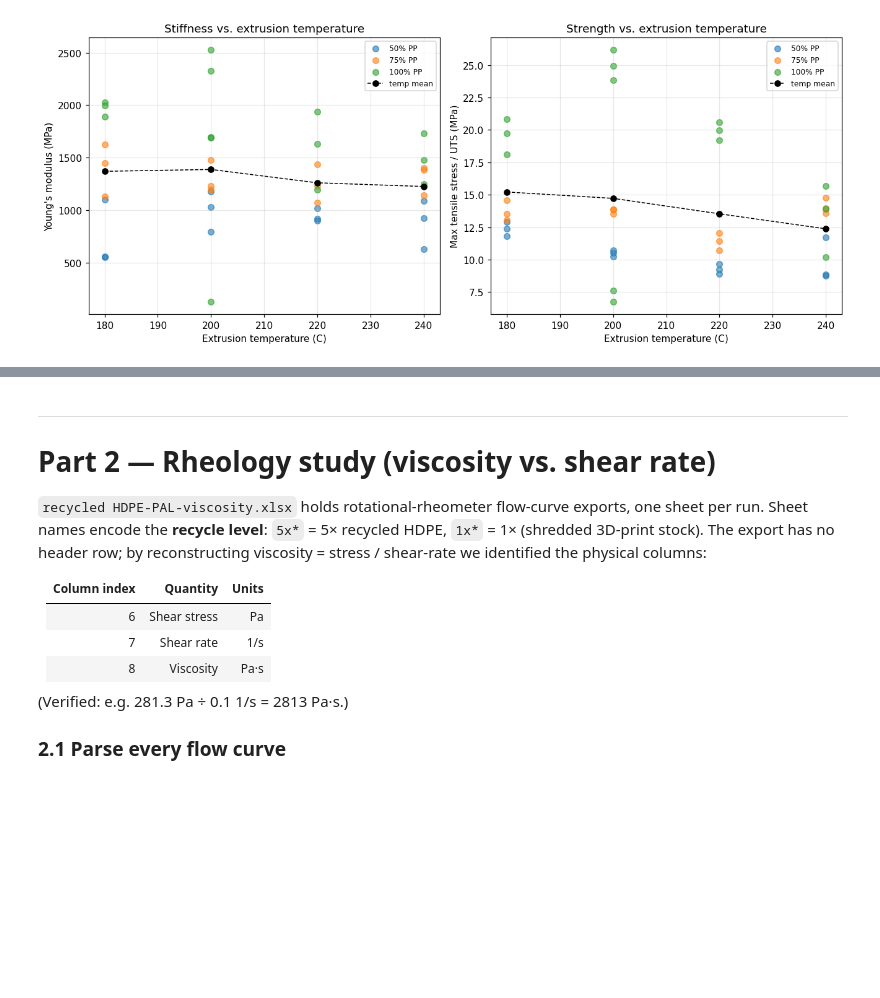
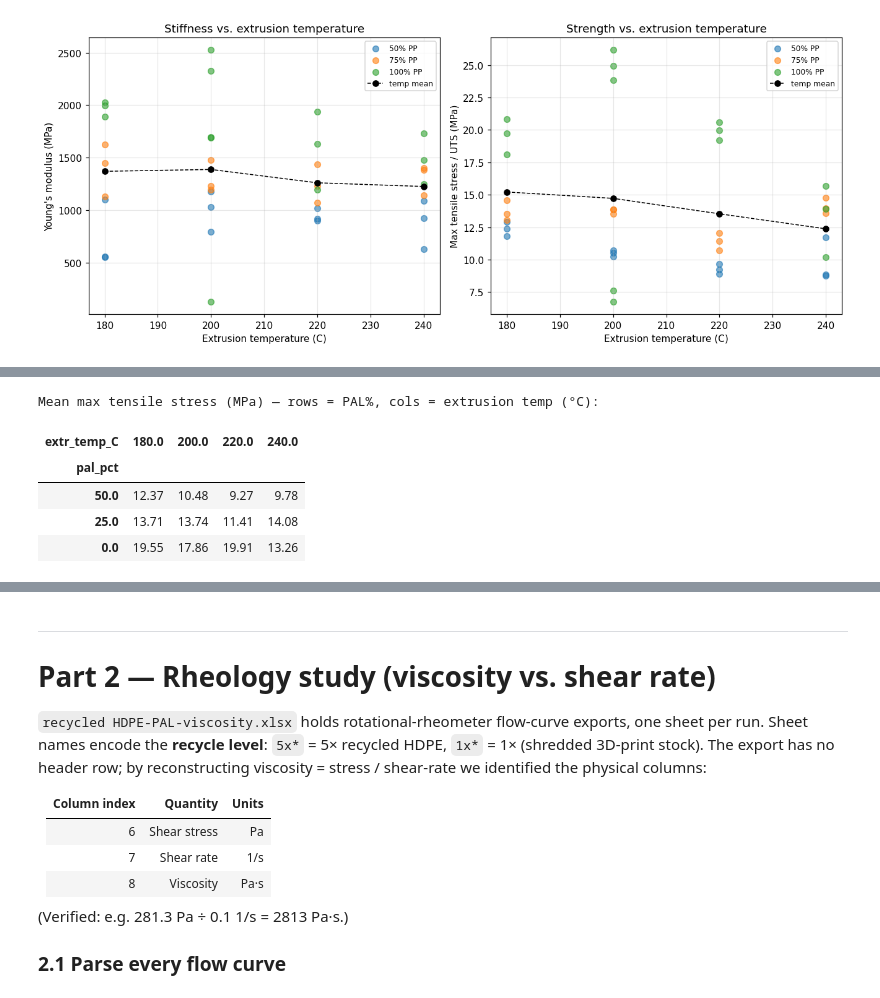
Before and after one commit to Chris1504-fdz/UIC_NU_Recycling, a Jupyter notebook: data_processing.ipynb, the cells around one changed output, grey strips where cells are left out. Drawn from its saved outputs; the diff is of its cells as text; code cells hidden in the pictures; blank space fills up the shorter version.

```diff
--- a/data_processing.ipynb
+++ b/data_processing.ipynb
@@ -316,0 +326,27 @@ plt.show()
+# %%
+# Extract (PAL%, extrusion temperature, max tensile stress) for every specimen and grid it.
+# The design is a full 3x4 grid: PAL% in {0, 25, 50} x temp in {180, 200, 220, 240},
+# every cell populated (~3 replicates), so it maps cleanly to a heatmap / surface.
+design = (tensile_summary
+          .groupby(["pal_pct", "extr_temp_C"], as_index=False)
+          .agg(max_stress_mean=("max_tensile_stress_MPa", "mean"),
+               max_stress_std=("max_tensile_stress_MPa", "std"),
+               modulus_mean=("young_modulus_MPa", "mean"),
+               n=("replicate", "count")))
+design.to_csv(PROC / "tensile" / "design_space_summary.csv", index=False)
+
+# Axis order: temperatures ascending; PAL% descending so high-PAL is the top row.
+temps = sorted(tensile_summary["extr_temp_C"].unique())
+pals  = sorted(tensile_summary["pal_pct"].unique(), reverse=True)
+
+grid_stress = (design.pivot(index="pal_pct", columns="extr_temp_C", values="max_stress_mean")
+                     .reindex(index=pals, columns=temps))
+print("Mean max tensile stress (MPa) — rows = PAL%, cols = extrusion temp (°C):")
+grid_stress.round(2)
+# %% [output]
+Mean max tensile stress (MPa) — rows = PAL%, cols = extrusion temp (°C):
+| extr_temp_C | 180.0 | 200.0 | 220.0 | 240.0 |
+| pal_pct |  |  |  |  |
+| 50.0 | 12.37 | 10.48 | 9.27 | 9.78 |
+| 25.0 | 13.71 | 13.74 | 11.41 | 14.08 |
+| 0.0 | 19.55 | 17.86 | 19.91 | 13.26 |
```
Also changed, not shown: parts of 5 cells of this notebook, 4 other files.
